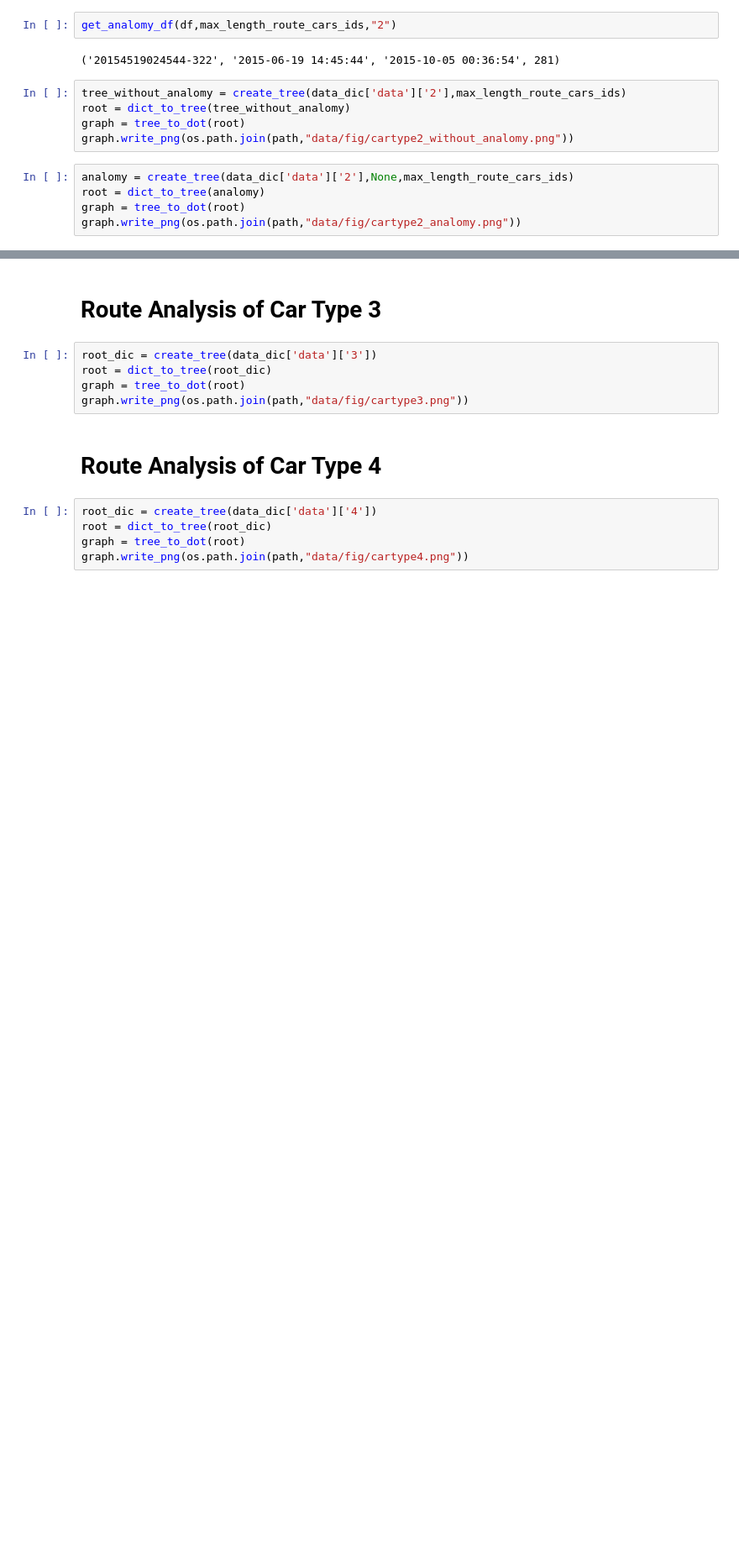
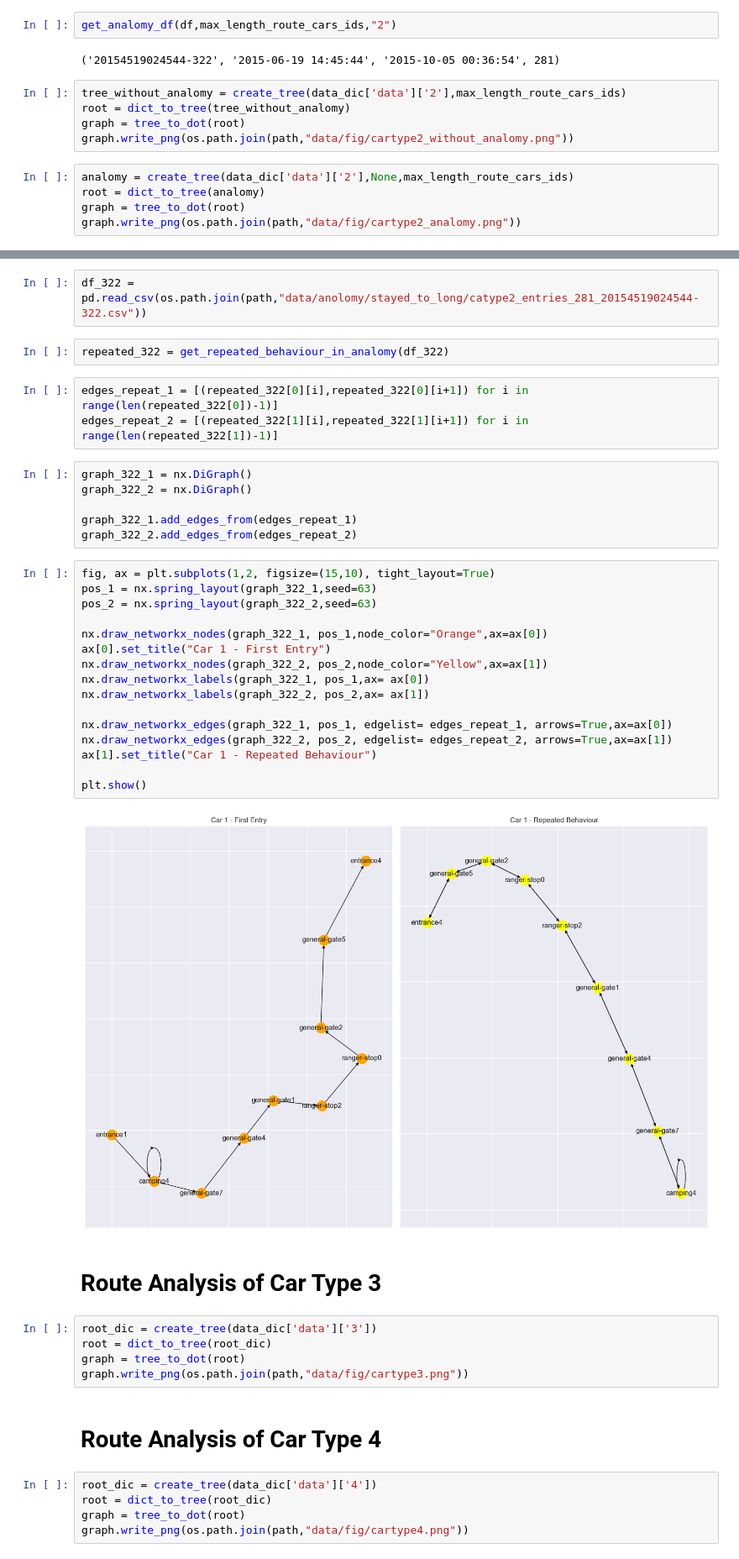
Before and after one commit to Visual-Analytics-2024/VA-Project, a Jupyter notebook: Python/Notebooks/tree.ipynb, the cells around one changed output, grey strips where cells are left out. Shown: that part at 84% size. Saved outputs shown, nothing was run; the diff lists cells and outputs as text; blank space fills up the shorter version.

```diff
--- a/Python/Notebooks/tree.ipynb
+++ b/Python/Notebooks/tree.ipynb
@@ -130,3 +205,34 @@ graph.write_png(os.path.join(path,"data/fig/cartype2_analomy.png"))
+# %%
+df_322 = pd.read_csv(os.path.join(path,"data/anolomy/stayed_to_long/catype2_entries_281_20154519024544-322.csv"))
+# %%
+repeated_322 = get_repeated_behaviour_in_analomy(df_322)
+# %%
+edges_repeat_1 = [(repeated_322[0][i],repeated_322[0][i+1]) for i in range(len(repeated_322[0])-1)]
+edges_repeat_2 = [(repeated_322[1][i],repeated_322[1][i+1]) for i in range(len(repeated_322[1])-1)]
+# %%
+graph_322_1 = nx.DiGraph()
+graph_322_2 = nx.DiGraph()
+
+graph_322_1.add_edges_from(edges_repeat_1)
+graph_322_2.add_edges_from(edges_repeat_2)
+# %%
+fig, ax = plt.subplots(1,2, figsize=(15,10), tight_layout=True)
+pos_1 = nx.spring_layout(graph_322_1,seed=63)
+pos_2 = nx.spring_layout(graph_322_2,seed=63)
+
+nx.draw_networkx_nodes(graph_322_1, pos_1,node_color="Orange",ax=ax[0])
+ax[0].set_title("Car 1 - First Entry")
+nx.draw_networkx_nodes(graph_322_2, pos_2,node_color="Yellow",ax=ax[1])
+nx.draw_networkx_labels(graph_322_1, pos_1,ax= ax[0])
+nx.draw_networkx_labels(graph_322_2, pos_2,ax= ax[1])
+
+nx.draw_networkx_edges(graph_322_1, pos_1, edgelist= edges_repeat_1, arrows=True,ax=ax[0])
+nx.draw_networkx_edges(graph_322_2, pos_2, edgelist= edges_repeat_2, arrows=True,ax=ax[1])
+ax[1].set_title("Car 1 - Repeated Behaviour")
+
+plt.show()
+# %% [output]
+[figure, added]
 # %% [markdown]
 # Route Analysis of Car Type 3
 # %%
```
Also changed, not shown: parts of 11 cells of this notebook.
